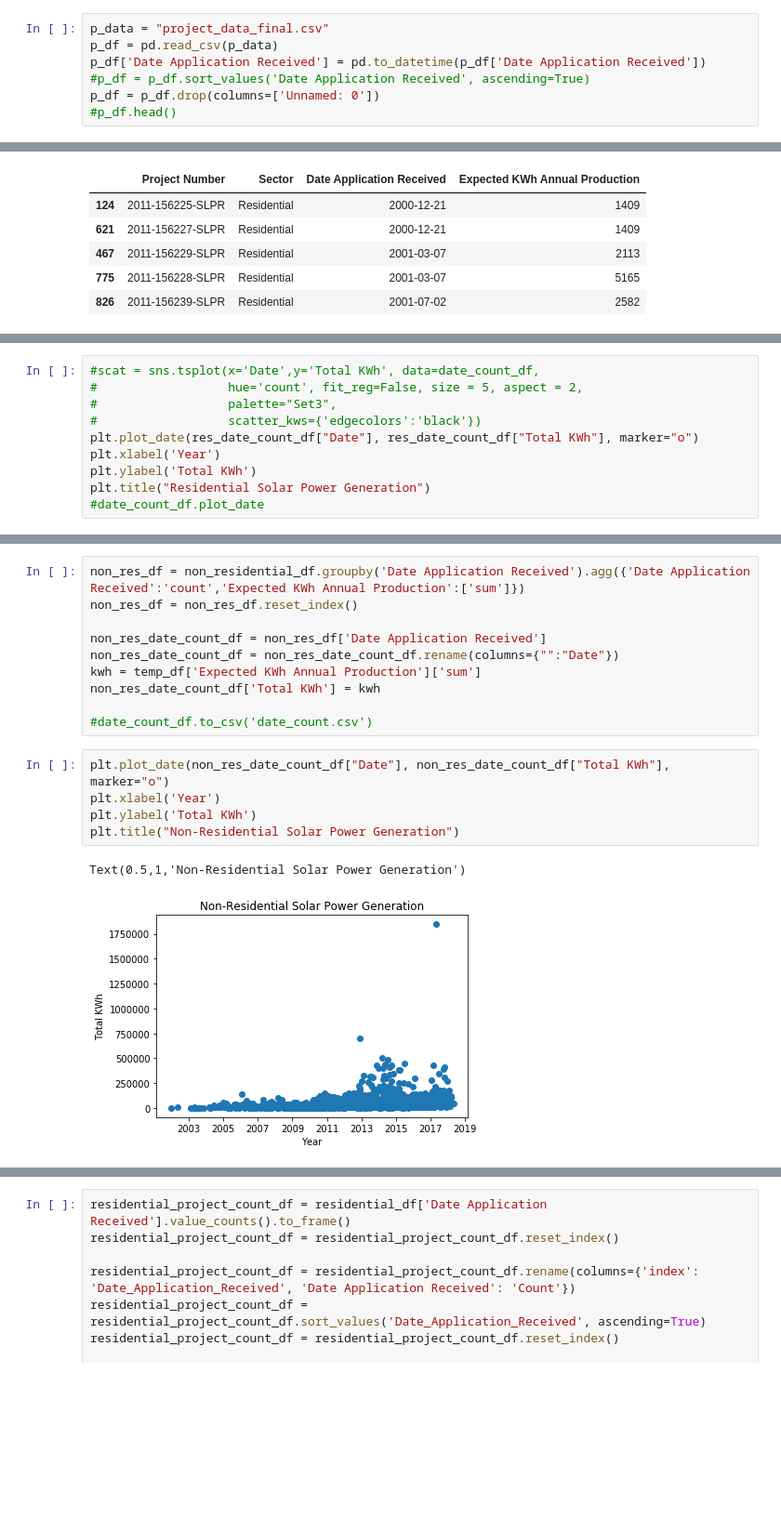
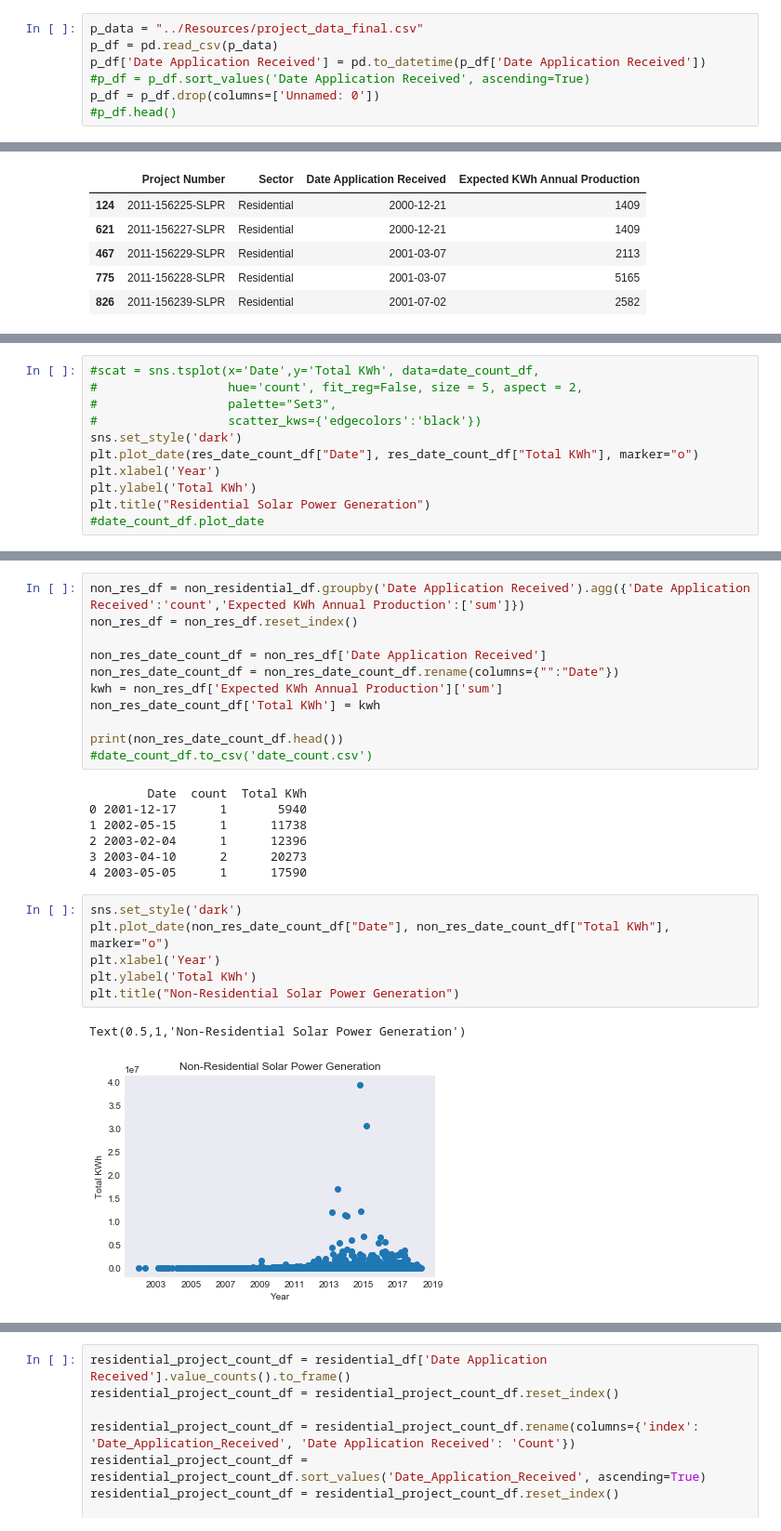
Before and after one commit to nasavish/TeamGreenTech, a Jupyter notebook: Code/Penetration_by_sector.ipynb, the cells around one changed output, grey strips where cells are left out. Shown at 93% size. Drawn from its saved outputs; the diff is of its cells as text; blank space fills up the shorter version.

```diff
--- a/Code/Penetration_by_sector.ipynb
+++ b/Code/Penetration_by_sector.ipynb
@@ -6,7 +6,7 @@ import matplotlib.pyplot as plt
 import seaborn as sns
 from datetime import *
 # %%
-p_data = "project_data_final.csv"
+p_data = "../Resources/project_data_final.csv"
 p_df = pd.read_csv(p_data)
 p_df['Date Application Received'] = pd.to_datetime(p_df['Date Application Received'])
 #p_df = p_df.sort_values('Date Application Received', ascending=True)
@@ -60,6 +60,7 @@ date_count_df.head()
 #                  hue='count', fit_reg=False, size = 5, aspect = 2,
 #                  palette="Set3",
 #                  scatter_kws={'edgecolors':'black'})
+sns.set_style('dark')
 plt.plot_date(res_date_count_df["Date"], res_date_count_df["Total KWh"], marker="o")
 plt.xlabel('Year')
 plt.ylabel('Total KWh')
@@ -74,15 +75,24 @@ non_res_df = non_res_df.reset_index()
 
 non_res_date_count_df = non_res_df['Date Application Received']
 non_res_date_count_df = non_res_date_count_df.rename(columns={"":"Date"})
-kwh = temp_df['Expected KWh Annual Production']['sum']
+kwh = non_res_df['Expected KWh Annual Production']['sum']
 non_res_date_count_df['Total KWh'] = kwh
 
+print(non_res_date_count_df.head())
 #date_count_df.to_csv('date_count.csv')
+# %% [output]
+        Date  count  Total KWh
+0 2001-12-17      1       5940
+1 2002-05-15      1      11738
+2 2003-02-04      1      12396
+3 2003-04-10      2      20273
+4 2003-05-05      1      17590
 # %%
+sns.set_style('dark')
 plt.plot_date(non_res_date_count_df["Date"], non_res_date_count_df["Total KWh"], marker="o")
 plt.xlabel('Year')
 plt.ylabel('Total KWh')
 plt.title("Non-Residential Solar Power Generation")
 # %% [output]
 Text(0.5,1,'Non-Residential Solar Power Generation')
-[figure, old version]
+[figure, new version]
```
Also changed, not shown: parts of 5 cells of this notebook.
